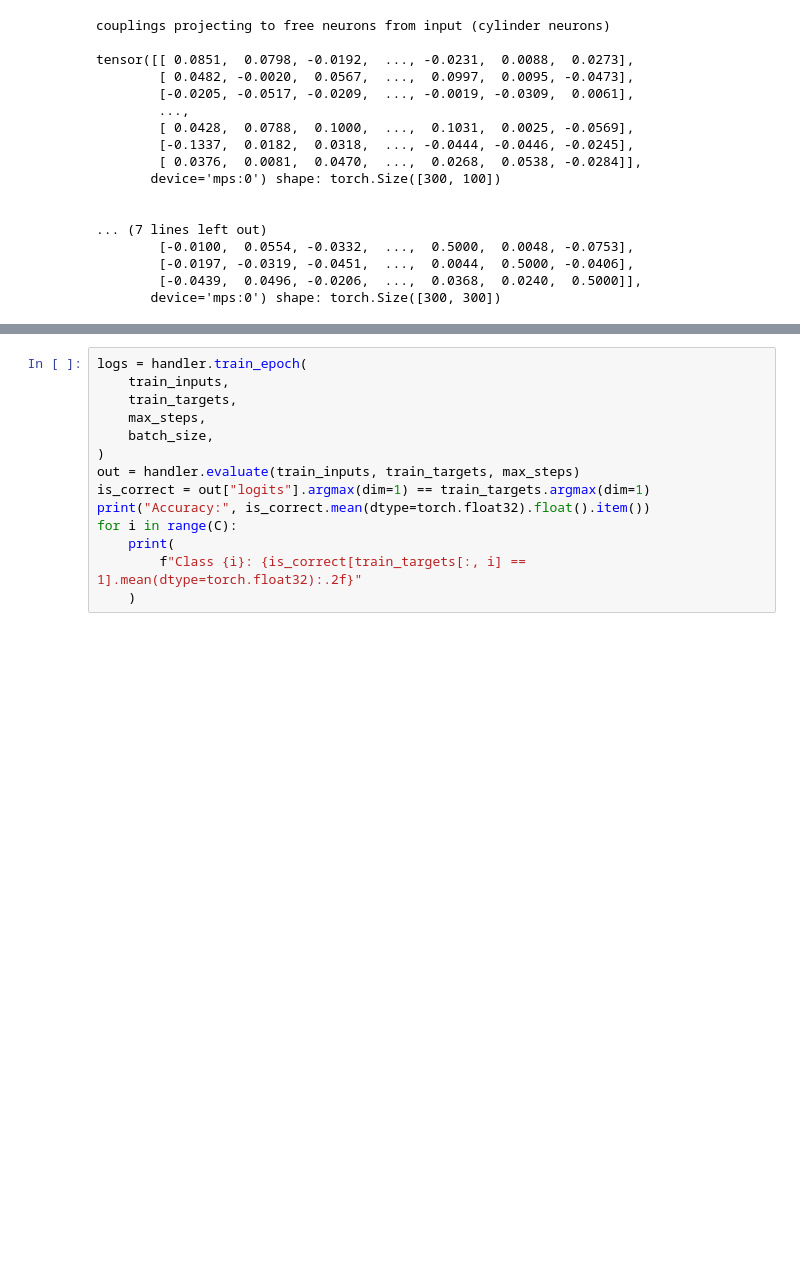
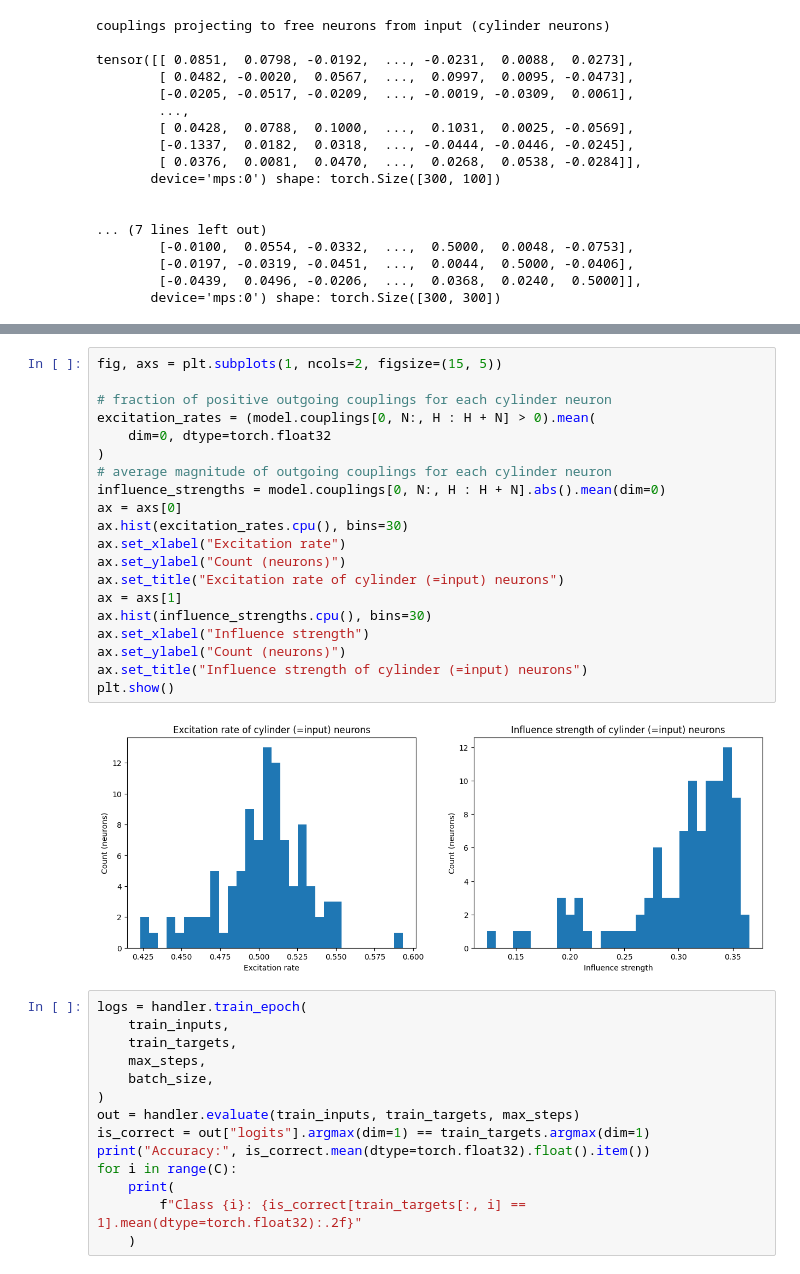
Before and after one commit to mattia-scardecchia/Biological-Learning, a Jupyter notebook: notebooks/mnist.ipynb, the cells around one changed output, grey strips where cells are left out. Drawn from its saved outputs; the diff is of its cells as text; blank space fills up the shorter version.

```diff
--- a/notebooks/mnist.ipynb
+++ b/notebooks/mnist.ipynb
@@ -1548,3 +1684,25 @@ plt.show()
+# %%
+fig, axs = plt.subplots(1, ncols=2, figsize=(15, 5))
+
+# fraction of positive outgoing couplings for each cylinder neuron
+excitation_rates = (model.couplings[0, N:, H : H + N] > 0).mean(
+    dim=0, dtype=torch.float32
+)
+# average magnitude of outgoing couplings for each cylinder neuron
+influence_strengths = model.couplings[0, N:, H : H + N].abs().mean(dim=0)
+ax = axs[0]
+ax.hist(excitation_rates.cpu(), bins=30)
+ax.set_xlabel("Excitation rate")
+ax.set_ylabel("Count (neurons)")
+ax.set_title("Excitation rate of cylinder (=input) neurons")
+ax = axs[1]
+ax.hist(influence_strengths.cpu(), bins=30)
+ax.set_xlabel("Influence strength")
+ax.set_ylabel("Count (neurons)")
+ax.set_title("Influence strength of cylinder (=input) neurons")
+plt.show()
+# %% [output]
+[figure, added]
 # %%
 logs = handler.train_epoch(
     train_inputs,
```
Also changed, not shown: parts of 46 cells of this notebook, 1 other file.
